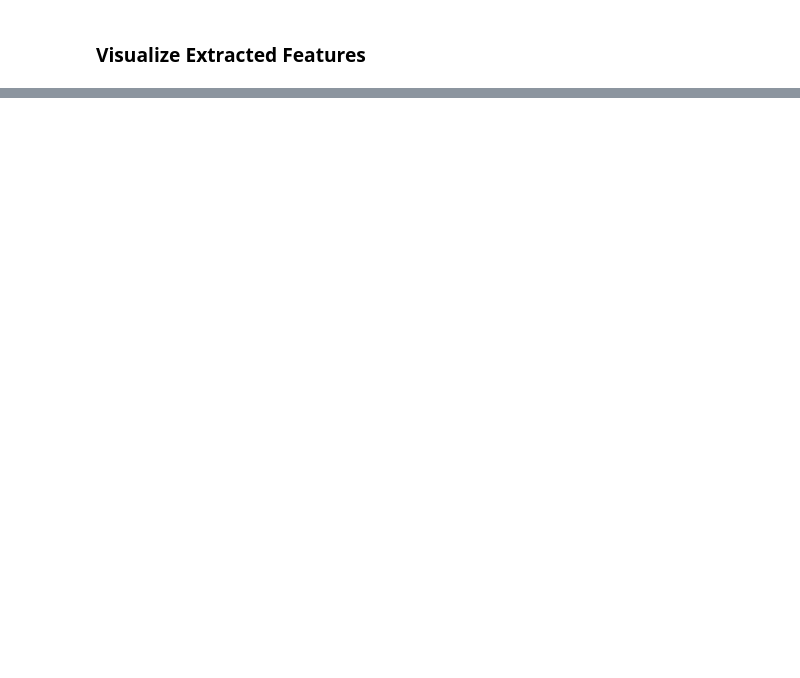
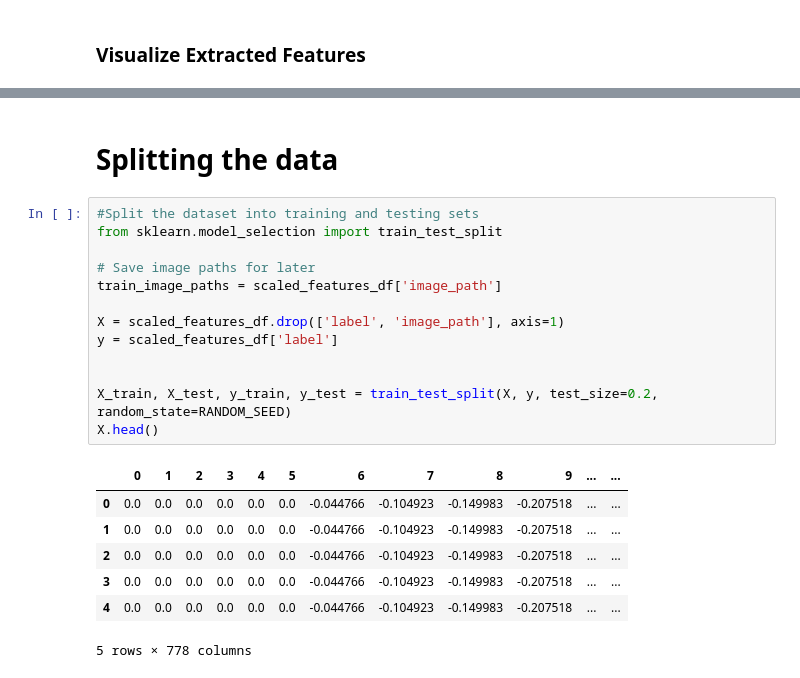
Before and after one commit to dsm1015/ML-480, a Jupyter notebook: SVM_and_Decision_Trees_Assignment/Grapvine_SVM_and_Decision_Tree.ipynb, the cells around one changed output, grey strips where cells are left out. Saved outputs shown, nothing was run; the diff lists cells and outputs as text; blank space fills up the shorter version.

```diff
--- a/SVM_and_Decision_Trees_Assignment/Grapvine_SVM_and_Decision_Tree.ipynb
+++ b/SVM_and_Decision_Trees_Assignment/Grapvine_SVM_and_Decision_Tree.ipynb
@@ -267,0 +292,23 @@ plt.show()
+# %% [markdown]
+# Splitting the data
+# %%
+#Split the dataset into training and testing sets
+from sklearn.model_selection import train_test_split
+
+# Save image paths for later
+train_image_paths = scaled_features_df['image_path']
+
+X = scaled_features_df.drop(['label', 'image_path'], axis=1)
+y = scaled_features_df['label']
+
+
+X_train, X_test, y_train, y_test = train_test_split(X, y, test_size=0.2, random_state=RANDOM_SEED)
+X.head()
+# %% [output]
+|  | 0 | 1 | 2 | 3 | 4 | 5 | 6 | 7 | 8 | 9 | ... | ... |
+| 0 | 0.0 | 0.0 | 0.0 | 0.0 | 0.0 | 0.0 | -0.044766 | -0.104923 | -0.149983 | -0.207518 | ... | ... |
+| 1 | 0.0 | 0.0 | 0.0 | 0.0 | 0.0 | 0.0 | -0.044766 | -0.104923 | -0.149983 | -0.207518 | ... | ... |
+| 2 | 0.0 | 0.0 | 0.0 | 0.0 | 0.0 | 0.0 | -0.044766 | -0.104923 | -0.149983 | -0.207518 | ... | ... |
+| 3 | 0.0 | 0.0 | 0.0 | 0.0 | 0.0 | 0.0 | -0.044766 | -0.104923 | -0.149983 | -0.207518 | ... | ... |
+| 4 | 0.0 | 0.0 | 0.0 | 0.0 | 0.0 | 0.0 | -0.044766 | -0.104923 | -0.149983 | -0.207518 | ... | ... |
+5 rows × 778 columns
```
Also changed, not shown: parts of 20 cells of this notebook, 1 other file.
